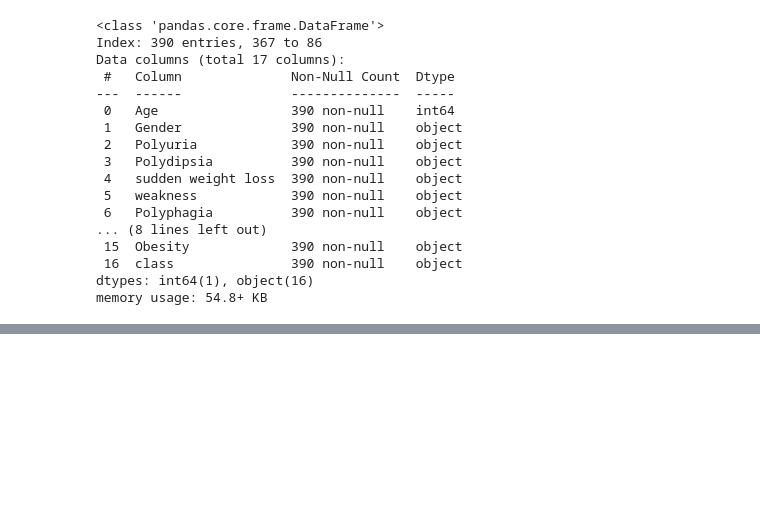
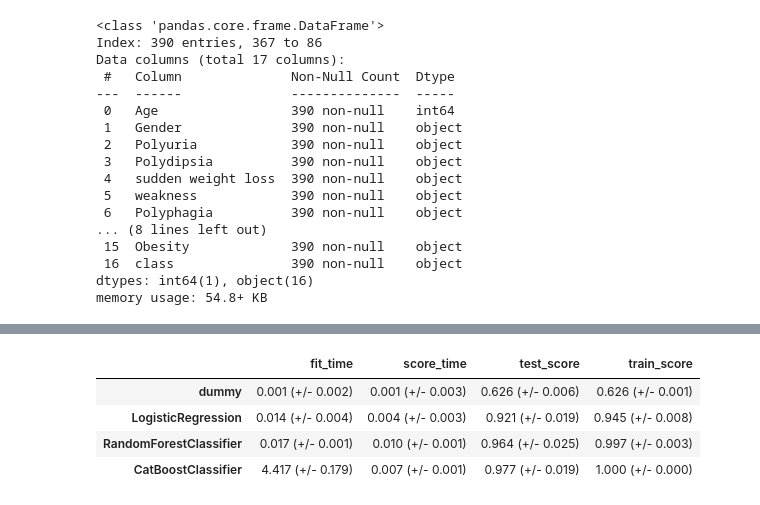
Before and after one commit to jtan29/diabetes-analysis, a Jupyter notebook: diabetes.ipynb, the cells around one changed output, grey strips where cells are left out. Cells and saved outputs as stored; diff of their text form; code cells hidden in the pictures; blank space fills up the shorter version.

```diff
--- a/diabetes.ipynb
+++ b/diabetes.ipynb
@@ -125,0 +203,4 @@ def mean_std_cross_val_scores(model, X_train, y_train, **kwargs):
+# %%
+lr = make_pipeline(preprocessor, LogisticRegression(max_iter=10000, C=lr_best_params['logisticregression__C']))
+results["LogisticRegression"] = mean_std_cross_val_scores(lr, X_train, y_train, cv=5,return_train_score=True)
+display(pd.DataFrame(results).T)
@@ -125,0 +238,8 @@ def mean_std_cross_val_scores(model, X_train, y_train, **kwargs):
+# %%
+rf = make_pipeline(preprocessor, RandomForestClassifier(n_jobs=-1,
+                                                        max_depth = rf_best_params['randomforestclassifier__max_depth'],
+                                                        max_features = rf_best_params["randomforestclassifier__max_features"],
+                                                        n_estimators = rf_best_params["randomforestclassifier__max_depth"]))
+
+results["RandomForestClassifier"] = mean_std_cross_val_scores(rf, X_train, y_train, cv=5, return_train_score=True)
+display(pd.DataFrame(results).T)
@@ -125,0 +295,14 @@ def mean_std_cross_val_scores(model, X_train, y_train, **kwargs):
+# %%
+cb = make_pipeline(preprocessor, CatBoostClassifier(verbose=0,
+                                                             random_state=111,
+                                                             learning_rate = cb_best_params['catboostclassifier__learning_rate'],
+                                                             max_depth = cb_best_params['catboostclassifier__max_depth']))
+
+results["CatBoostClassifier"] = mean_std_cross_val_scores(cb, X_train, y_train, cv=5, return_train_score=True)
+display(pd.DataFrame(results).T)
+# %% [output]
+|  | fit_time | score_time | test_score | train_score |
+| dummy | 0.001 (+/- 0.002) | 0.001 (+/- 0.003) | 0.626 (+/- 0.006) | 0.626 (+/- 0.001) |
+| LogisticRegression | 0.014 (+/- 0.004) | 0.004 (+/- 0.003) | 0.921 (+/- 0.019) | 0.945 (+/- 0.008) |
+| RandomForestClassifier | 0.017 (+/- 0.001) | 0.010 (+/- 0.001) | 0.964 (+/- 0.025) | 0.997 (+/- 0.003) |
+| CatBoostClassifier | 4.417 (+/- 0.179) | 0.007 (+/- 0.001) | 0.977 (+/- 0.019) | 1.000 (+/- 0.000) |
```
Also changed, not shown: parts of 37 cells of this notebook, 4 other files.
